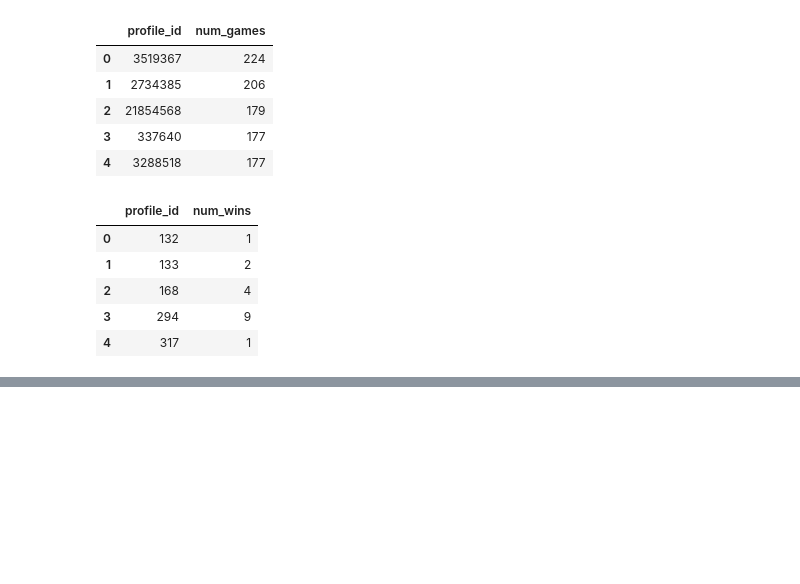
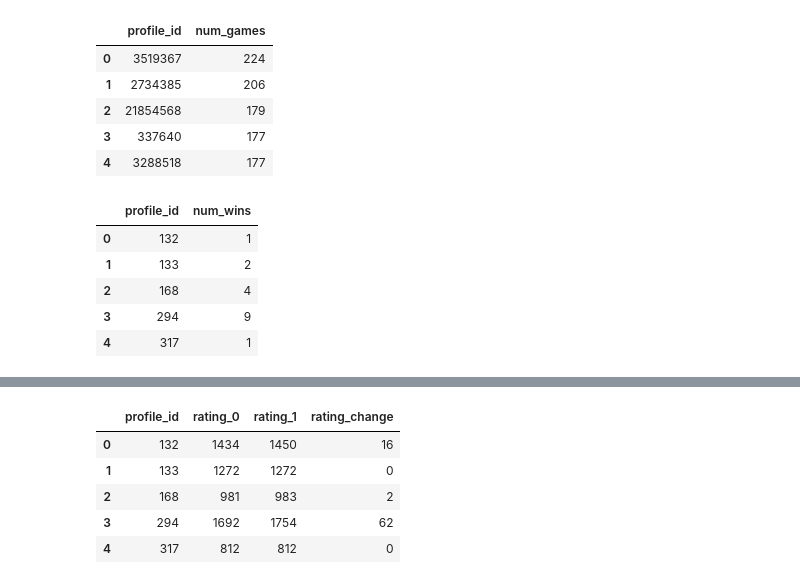
Before and after one commit to moraish/AOE_data_analysis, a Jupyter notebook: AOE_2_ANALYSIS_V1.ipynb, the cells around one changed output, grey strips where cells are left out. Saved outputs shown, nothing was run; the diff lists cells and outputs as text; code cells hidden in the pictures; blank space fills up the shorter version.

Commit message:
Player specific insights complete, working on map specific insights.

```diff
--- a/AOE_2_ANALYSIS_V1.ipynb
+++ b/AOE_2_ANALYSIS_V1.ipynb
@@ -624,0 +350,4 @@ By incorporating these additional analyses and visualizations, your project will
+# %%
+player_rating_0 = merged_data.groupby('profile_id')['old_rating'].first().reset_index()
+player_rating_0.columns = ['profile_id', 'rating_0']
+player_rating_0.head()
@@ -624,0 +361,4 @@ By incorporating these additional analyses and visualizations, your project will
+# %%
+player_rating_1 = merged_data.groupby('profile_id')['new_rating'].last().reset_index()
+player_rating_1.columns = ['profile_id', 'rating_1']
+player_rating_1.head()
@@ -624,0 +372,11 @@ By incorporating these additional analyses and visualizations, your project will
+# %%
+rating_change = pd.merge(player_rating_0, player_rating_1, on='profile_id')
+rating_change['rating_change'] = rating_change['rating_1'] - rating_change['rating_0']
+rating_change.head()
+# %% [output]
+|  | profile_id | rating_0 | rating_1 | rating_change |
+| 0 | 132 | 1434 | 1450 | 16 |
+| 1 | 133 | 1272 | 1272 | 0 |
+| 2 | 168 | 981 | 983 | 2 |
+| 3 | 294 | 1692 | 1754 | 62 |
+| 4 | 317 | 812 | 812 | 0 |
```
Also changed, not shown: parts of 23 cells of this notebook.
